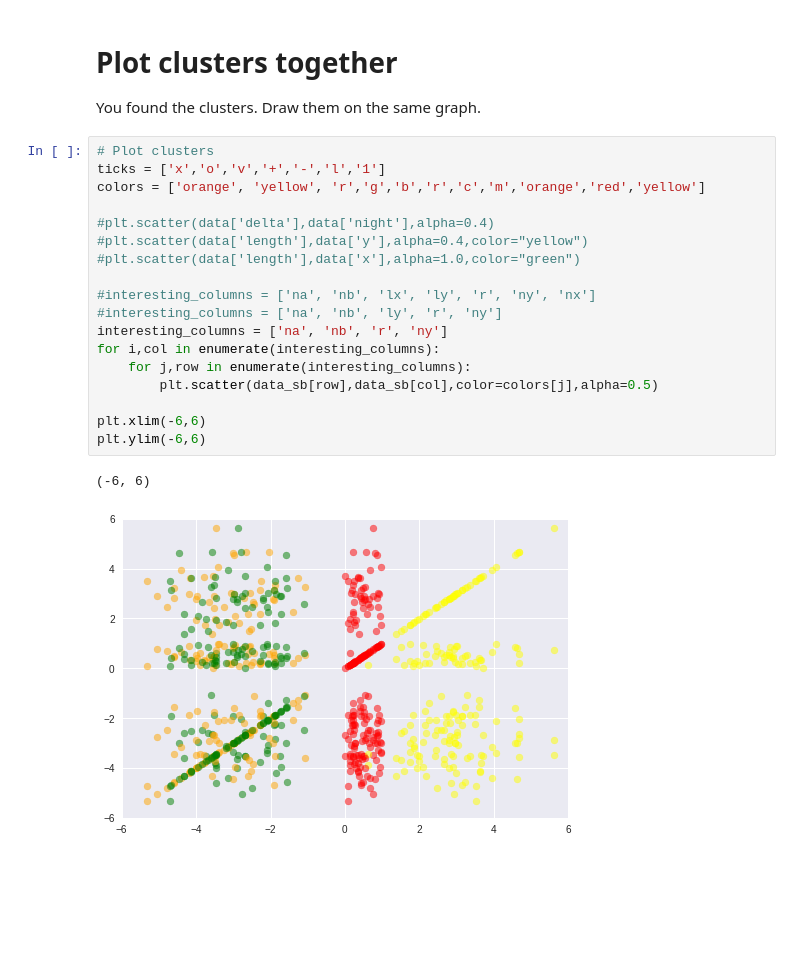
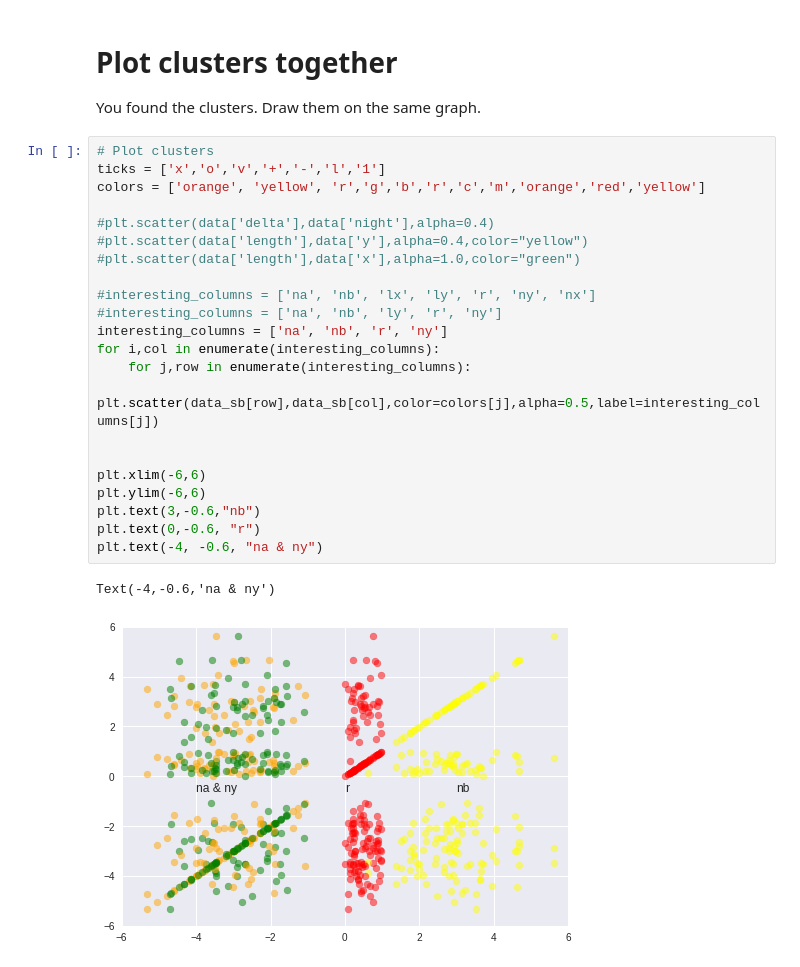
Before and after one commit to schwaaweb/aimlds1_02, a Jupyter notebook: F02_SC--DJ--Data_Week_Sprint_Challenge.ipynb, the cells around one changed output. Cells and saved outputs as stored; diff of their text form; blank space fills up the shorter version.

```diff
--- a/F02_SC--DJ--Data_Week_Sprint_Challenge.ipynb
+++ b/F02_SC--DJ--Data_Week_Sprint_Challenge.ipynb
@@ -259,21 +260,25 @@ You found the clusters. Draw them on the same graph.
 # %%
 # Plot clusters
 ticks = ['x','o','v','+','-','l','1']
 colors = ['orange', 'yellow', 'r','g','b','r','c','m','orange','red','yellow']
 
 #plt.scatter(data['delta'],data['night'],alpha=0.4)
 #plt.scatter(data['length'],data['y'],alpha=0.4,color="yellow")
 #plt.scatter(data['length'],data['x'],alpha=1.0,color="green")
 
 #interesting_columns = ['na', 'nb', 'lx', 'ly', 'r', 'ny', 'nx']
 #interesting_columns = ['na', 'nb', 'ly', 'r', 'ny']
 interesting_columns = ['na', 'nb', 'r', 'ny']
 for i,col in enumerate(interesting_columns):
     for j,row in enumerate(interesting_columns):
-        plt.scatter(data_sb[row],data_sb[col],color=colors[j],alpha=0.5)
+        plt.scatter(data_sb[row],data_sb[col],color=colors[j],alpha=0.5,label=interesting_columns[j])
+
 
 plt.xlim(-6,6)
 plt.ylim(-6,6)
+plt.text(3,-0.6,"nb")
+plt.text(0,-0.6, "r")
+plt.text(-4, -0.6, "na & ny")
 # %% [output]
-(-6, 6)
+Text(-4,-0.6,'na & ny')
-[figure, old version]
+[figure, new version]
```
Also changed, not shown: parts of 1 cell of this notebook.
